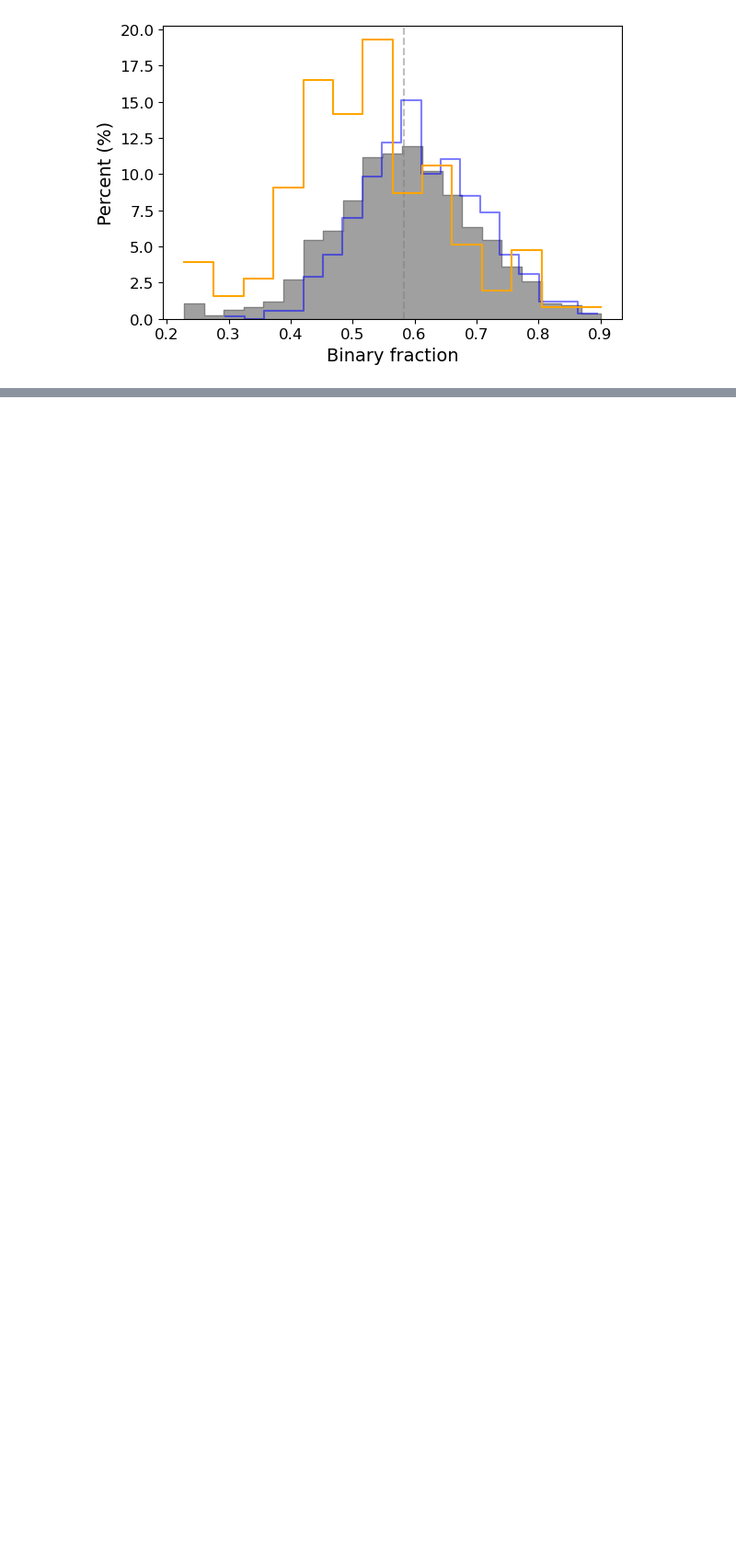
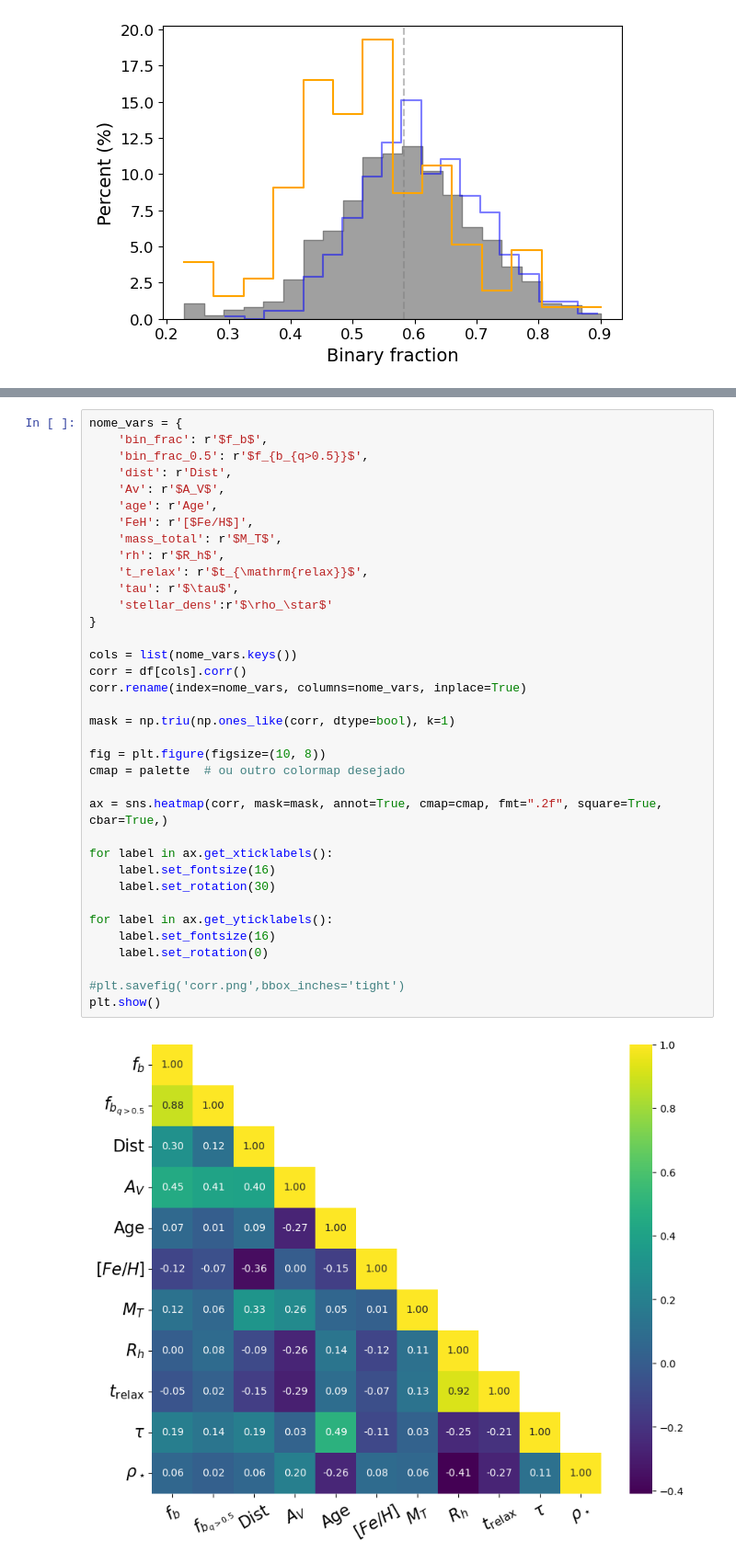
Before and after one commit to RuanPH26/stellar_multiplicity_in_open_clusters, a Jupyter notebook: results.ipynb, the cells around one changed output, grey strips where cells are left out. Shown: that part at 92% size. Saved outputs shown, nothing was run; the diff lists cells and outputs as text; blank space fills up the shorter version.

```diff
--- a/results.ipynb
+++ b/results.ipynb
@@ -179,0 +119,38 @@ plt.show()
+# %%
+nome_vars = {
+    'bin_frac': r'$f_b$',
+    'bin_frac_0.5': r'$f_{b_{q>0.5}}$',
+    'dist': r'Dist',
+    'Av': r'$A_V$',
+    'age': r'Age',
+    'FeH': r'[$Fe/H$]',
+    'mass_total': r'$M_T$',
+    'rh': r'$R_h$',
+    't_relax': r'$t_{\mathrm{relax}}$',
+    'tau': r'$\tau$',
+    'stellar_dens':r'$\rho_\star$'
+}
+
+cols = list(nome_vars.keys())
+corr = df[cols].corr()
+corr.rename(index=nome_vars, columns=nome_vars, inplace=True)
+
+mask = np.triu(np.ones_like(corr, dtype=bool), k=1)
+
+fig = plt.figure(figsize=(10, 8))
+cmap = palette  # ou outro colormap desejado
+
+ax = sns.heatmap(corr, mask=mask, annot=True, cmap=cmap, fmt=".2f", square=True, cbar=True,)
+
+for label in ax.get_xticklabels():
+    label.set_fontsize(16)
+    label.set_rotation(30)
+
+for label in ax.get_yticklabels():
+    label.set_fontsize(16)
+    label.set_rotation(0)
+
+#plt.savefig('corr.png',bbox_inches='tight')
+plt.show()
+# %% [output]
+[figure, added]
```
Also changed, not shown: parts of 3 cells of this notebook, 4 other files.
